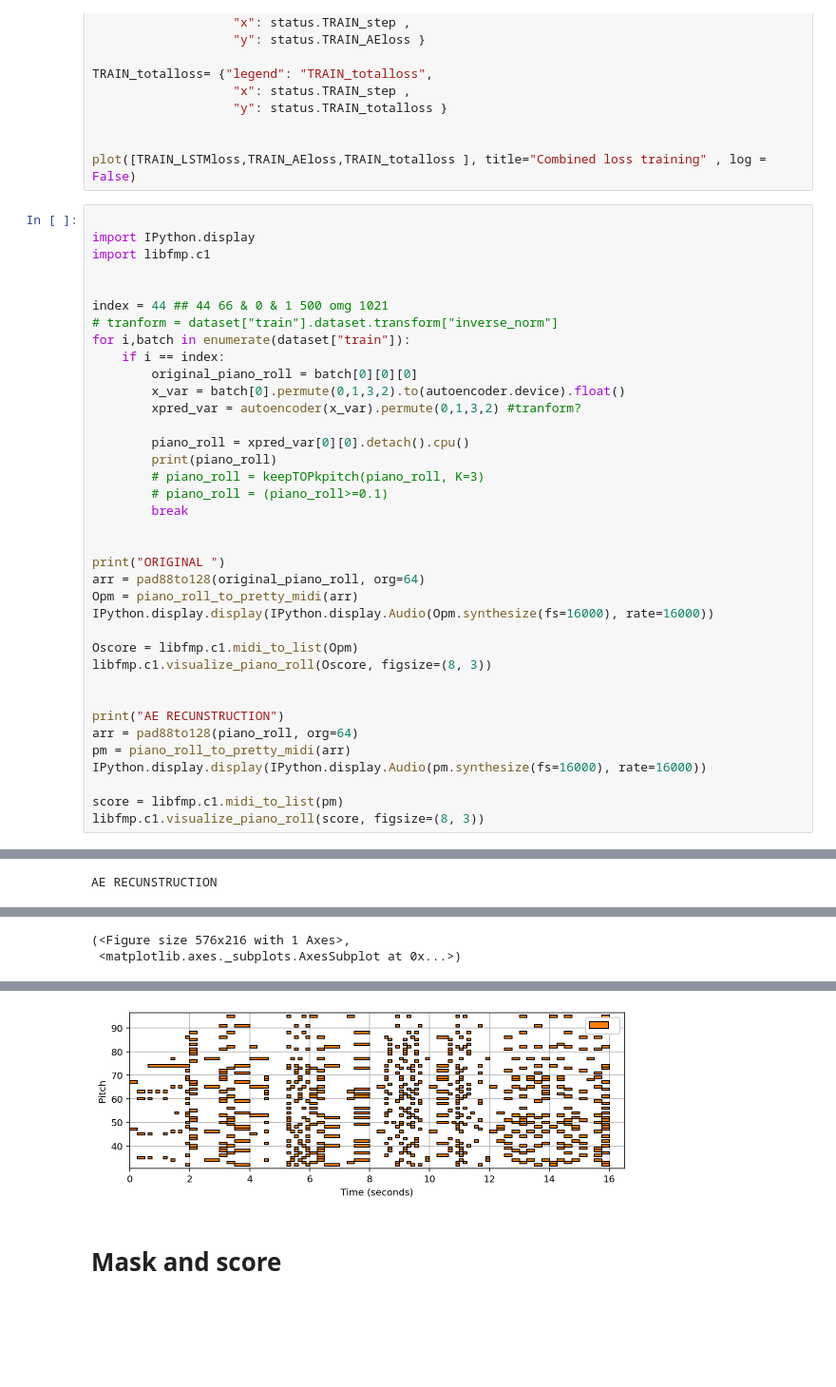
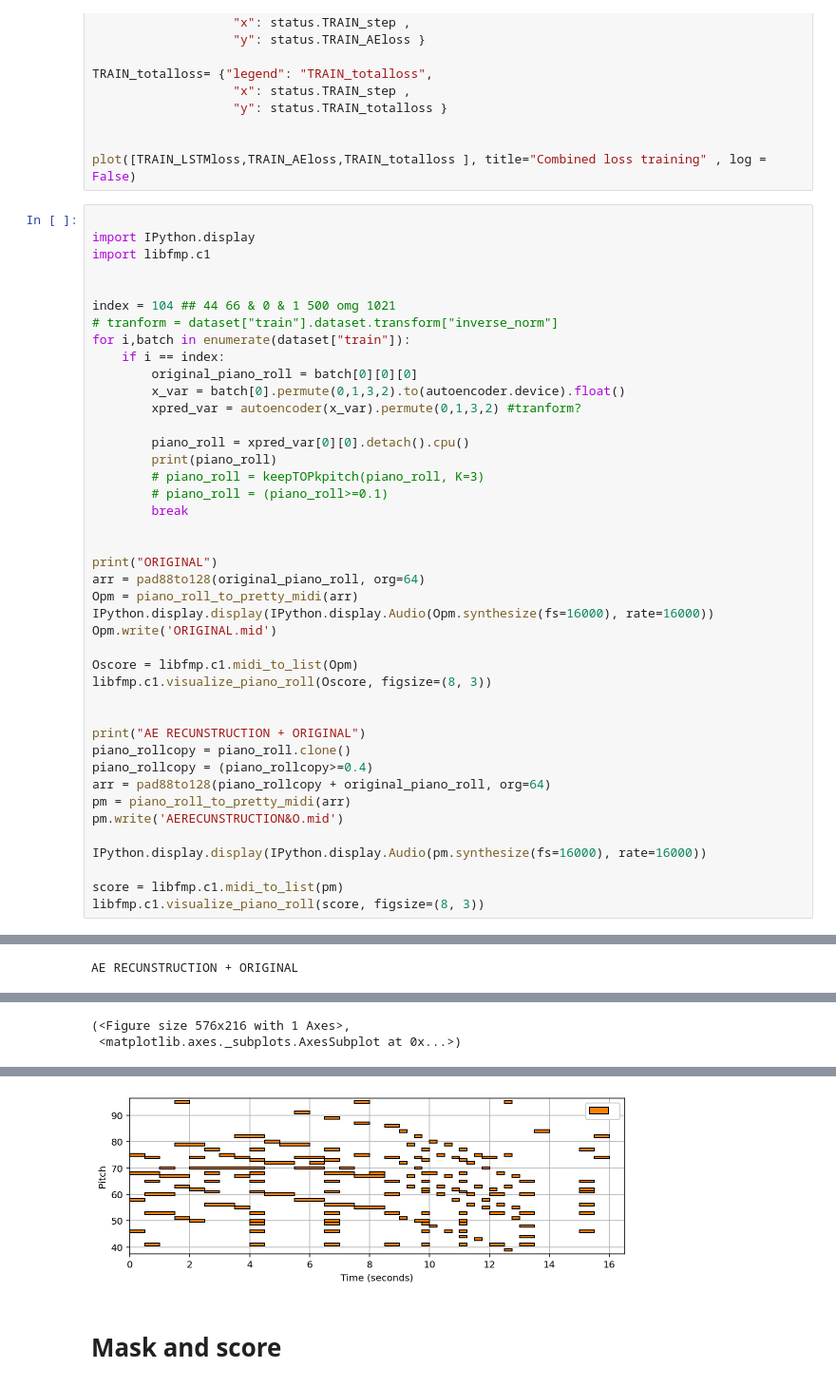
Before and after one commit to jmhuer/Fall2021MusicResearch, a Jupyter notebook: HarmonyReductionAndDecompostion/pytorch_AEwLSTM.ipynb, the cells around one changed output, grey strips where cells are left out. Shown at 95% size. Saved outputs shown, nothing was run; the diff lists cells and outputs as text; blank space fills up the shorter version.

```diff
--- a/HarmonyReductionAndDecompostion/pytorch_AEwLSTM.ipynb
+++ b/HarmonyReductionAndDecompostion/pytorch_AEwLSTM.ipynb
@@ -848,7 +848,7 @@ import IPython.display
 import libfmp.c1
 
 
-index = 44 ## 44 66 & 0 & 1 500 omg 1021
+index = 104 ## 44 66 & 0 & 1 500 omg 1021
 # tranform = dataset["train"].dataset.transform["inverse_norm"]
 for i,batch in enumerate(dataset["train"]):
     if i == index:
@@ -863,18 +863,23 @@ for i,batch in enumerate(dataset["train"]):
         break
 
 
-print("ORIGINAL ")
+print("ORIGINAL")
 arr = pad88to128(original_piano_roll, org=64)
 Opm = piano_roll_to_pretty_midi(arr)
 IPython.display.display(IPython.display.Audio(Opm.synthesize(fs=16000), rate=16000))
+Opm.write('ORIGINAL.mid')
 
 Oscore = libfmp.c1.midi_to_list(Opm)
 libfmp.c1.visualize_piano_roll(Oscore, figsize=(8, 3))
 
 
-print("AE RECUNSTRUCTION")
-arr = pad88to128(piano_roll, org=64)
+print("AE RECUNSTRUCTION + ORIGINAL")
+piano_rollcopy = piano_roll.clone()
+piano_rollcopy = (piano_rollcopy>=0.4)
+arr = pad88to128(piano_rollcopy + original_piano_roll, org=64)
 pm = piano_roll_to_pretty_midi(arr)
+pm.write('AERECUNSTRUCTION&O.mid')
+
 IPython.display.display(IPython.display.Audio(pm.synthesize(fs=16000), rate=16000))
 
 score = libfmp.c1.midi_to_list(pm)
@@ -890,6 +895,6 @@ tensor([[0.1426, 0.1426, 0.1236,  ..., 0.1247, 0.0933, 0.0933],
 ORIGINAL
 [interactive output not drawn]
-AE RECUNSTRUCTION
+AE RECUNSTRUCTION + ORIGINAL
 [interactive output not drawn]
 (<Figure size 576x216 with 1 Axes>,
  <matplotlib.axes._subplots.AxesSubplot at 0x...>)
@@ -897,4 +902,4 @@ AE RECUNSTRUCTION
-[figure, old version]
+[figure, new version]
 # %% [markdown]
 # Mask and score
 # %%
```
Also changed, not shown: parts of 2 cells of this notebook.
